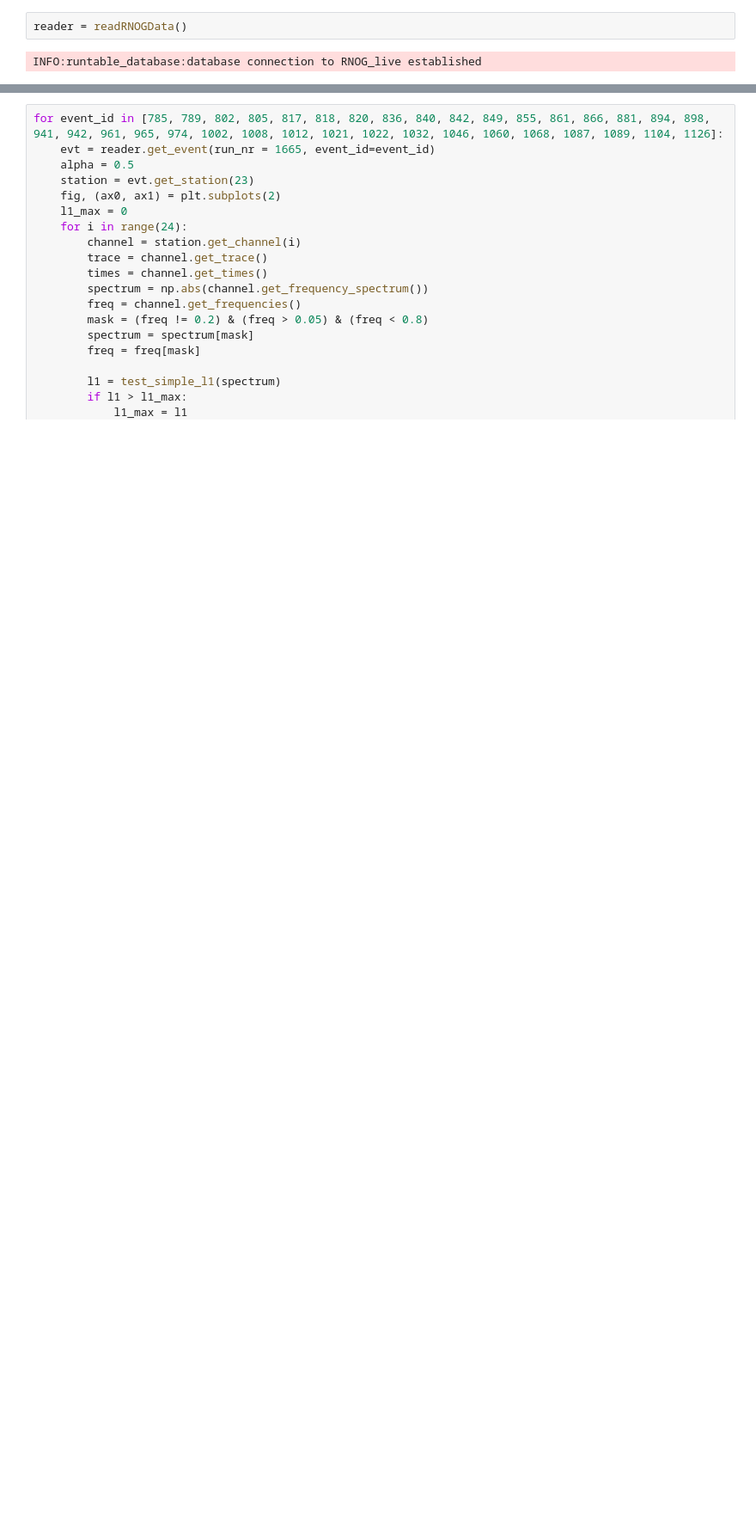
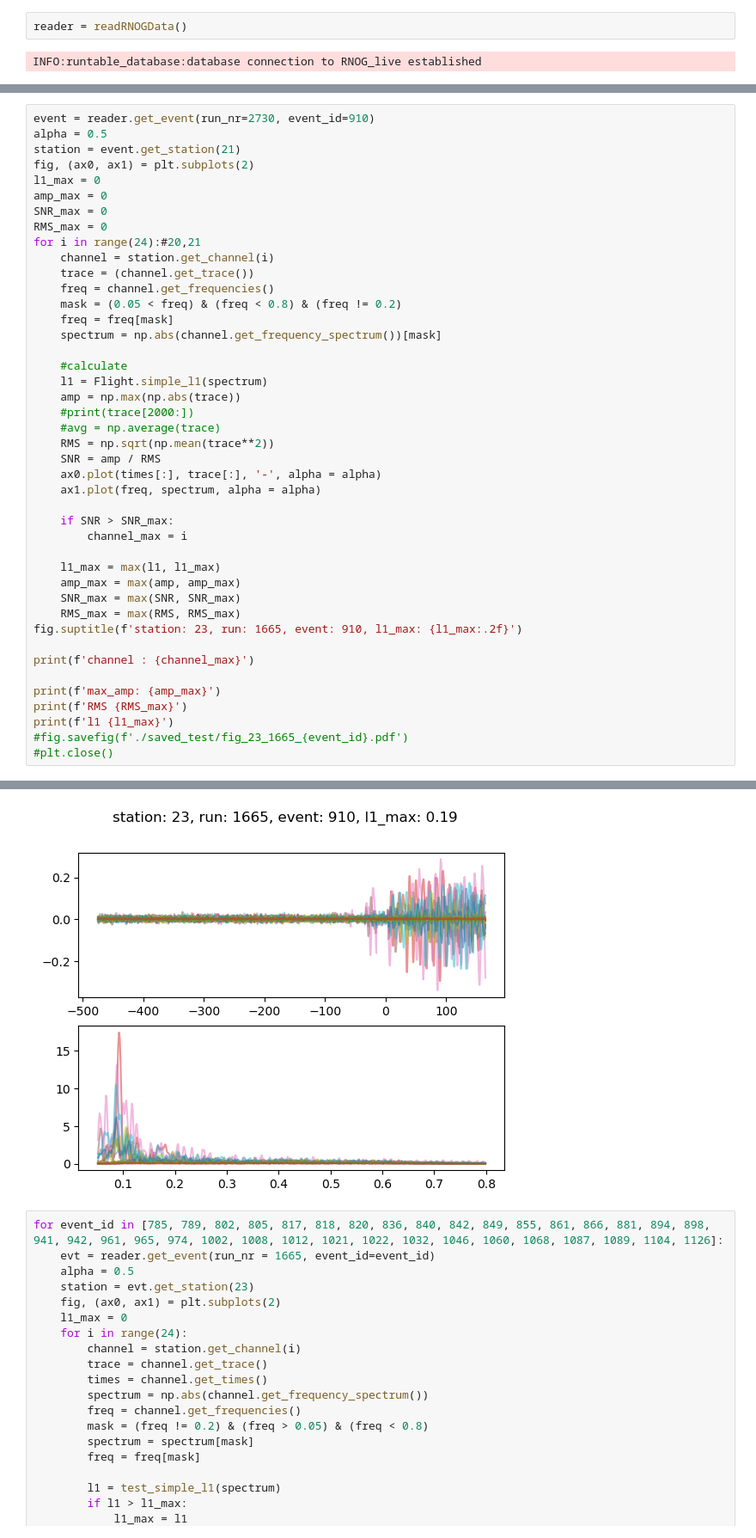
Before and after one commit to OliverSchlemper/Flights, a Jupyter notebook: combine_mattak.ipynb, the cells around one changed output, grey strips where cells are left out. Shown at 86% size. Drawn from its saved outputs; the diff is of its cells as text; blank space fills up the shorter version.

```diff
--- a/combine_mattak.ipynb
+++ b/combine_mattak.ipynb
@@ -43,2 +42,46 @@ INFO:NuRadioReco.readRNOGData:521 events in 1 runs/datasets have been found usin
 Using uproot backend
 Found combined file
+# %%
+event = reader.get_event(run_nr=2730, event_id=910)
+alpha = 0.5
+station = event.get_station(21)
+fig, (ax0, ax1) = plt.subplots(2)
+l1_max = 0
+amp_max = 0
+SNR_max = 0
+RMS_max = 0
+for i in range(24):#20,21
+    channel = station.get_channel(i)
+    trace = (channel.get_trace())
+    freq = channel.get_frequencies()
+    mask = (0.05 < freq) & (freq < 0.8) & (freq != 0.2)
+    freq = freq[mask]
+    spectrum = np.abs(channel.get_frequency_spectrum())[mask]
+
+    #calculate
+    l1 = Flight.simple_l1(spectrum)
+    amp = np.max(np.abs(trace))
+    #print(trace[2000:])
+    #avg = np.average(trace)
+    RMS = np.sqrt(np.mean(trace**2))
+    SNR = amp / RMS
+    ax0.plot(times[:], trace[:], '-', alpha = alpha)
+    ax1.plot(freq, spectrum, alpha = alpha)
+
+    if SNR > SNR_max:
+        channel_max = i
+
+    l1_max = max(l1, l1_max)
+    amp_max = max(amp, amp_max)
+    SNR_max = max(SNR, SNR_max)
+    RMS_max = max(RMS, RMS_max)
+fig.suptitle(f'station: 23, run: 1665, event: 910, l1_max: {l1_max:.2f}')
+
+print(f'channel : {channel_max}')
+
+print(f'max_amp: {amp_max}')
+print(f'RMS {RMS_max}')
+print(f'l1 {l1_max}')
+#fig.savefig(f'./saved_test/fig_23_1665_{event_id}.pdf')
+#plt.close()
+# %% [output]
@@ -45,3 +92,4 @@ Found combined file
+[figure, added]
 # %%
 for event_id in [785, 789, 802, 805, 817, 818, 820, 836, 840, 842, 849, 855, 861, 866, 881, 894, 898, 941, 942, 961, 965, 974, 1002, 1008, 1012, 1021, 1022, 1032, 1046, 1060, 1068, 1087, 1089, 1104, 1126]:
     evt = reader.get_event(run_nr = 1665, event_id=event_id)
```
Also changed, not shown: parts of 3 cells of this notebook, 2 other files.
